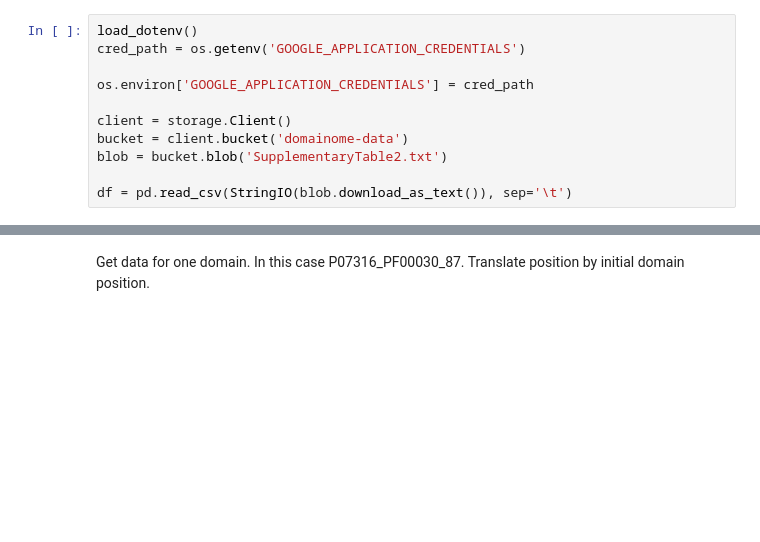
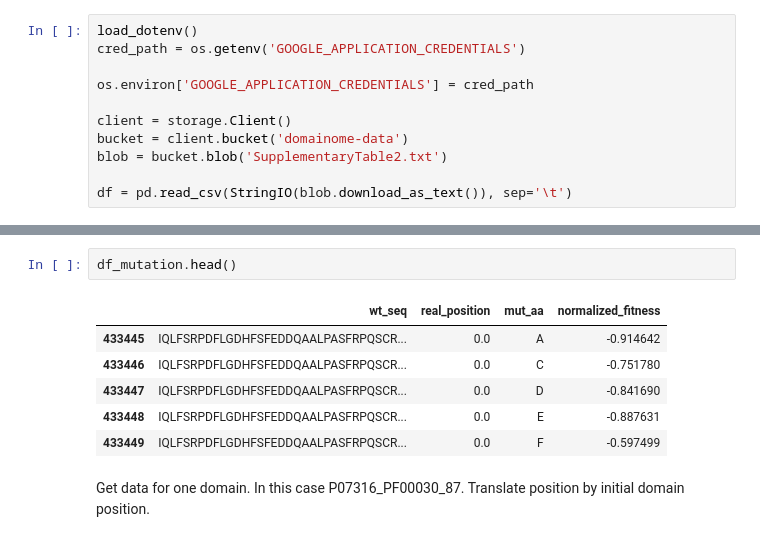
Before and after one commit to Hutch-Johnson/Protein-Language-Models, a Jupyter notebook: ProGen2_FT.ipynb, the cells around one changed output, grey strips where cells are left out. Saved outputs shown, nothing was run; the diff lists cells and outputs as text; blank space fills up the shorter version.

```diff
--- a/ProGen2_FT.ipynb
+++ b/ProGen2_FT.ipynb
@@ -55,3 +80,12 @@ df = pd.read_csv(StringIO(blob.download_as_text()), sep='\t')
+# %%
+df_mutation.head()
+# %% [output]
+|  | wt_seq | real_position | mut_aa | normalized_fitness |
+| 433445 | IQLFSRPDFLGDHFSFEDDQAALPASFRPQSCR... | 0.0 | A | -0.914642 |
+| 433446 | IQLFSRPDFLGDHFSFEDDQAALPASFRPQSCR... | 0.0 | C | -0.751780 |
+| 433447 | IQLFSRPDFLGDHFSFEDDQAALPASFRPQSCR... | 0.0 | D | -0.841690 |
+| 433448 | IQLFSRPDFLGDHFSFEDDQAALPASFRPQSCR... | 0.0 | E | -0.887631 |
+| 433449 | IQLFSRPDFLGDHFSFEDDQAALPASFRPQSCR... | 0.0 | F | -0.597499 |
 # %% [markdown]
 Get data for one domain.  In this case P07316_PF00030_87.  Translate position by initial domain position.
 # %%
```
Also changed, not shown: parts of 5 cells of this notebook, 3 other files.
